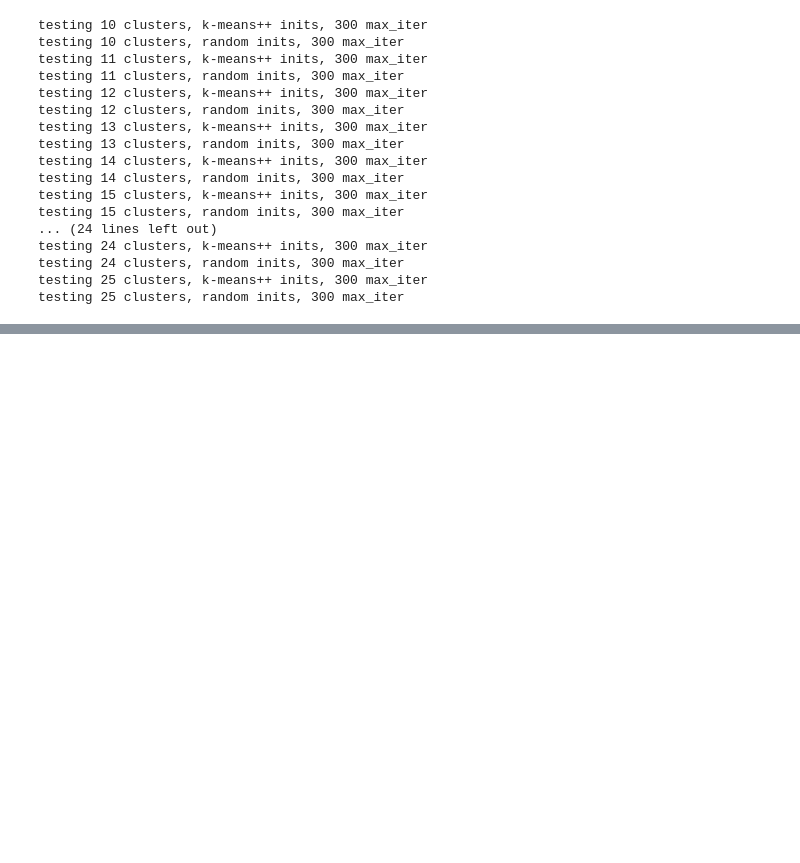
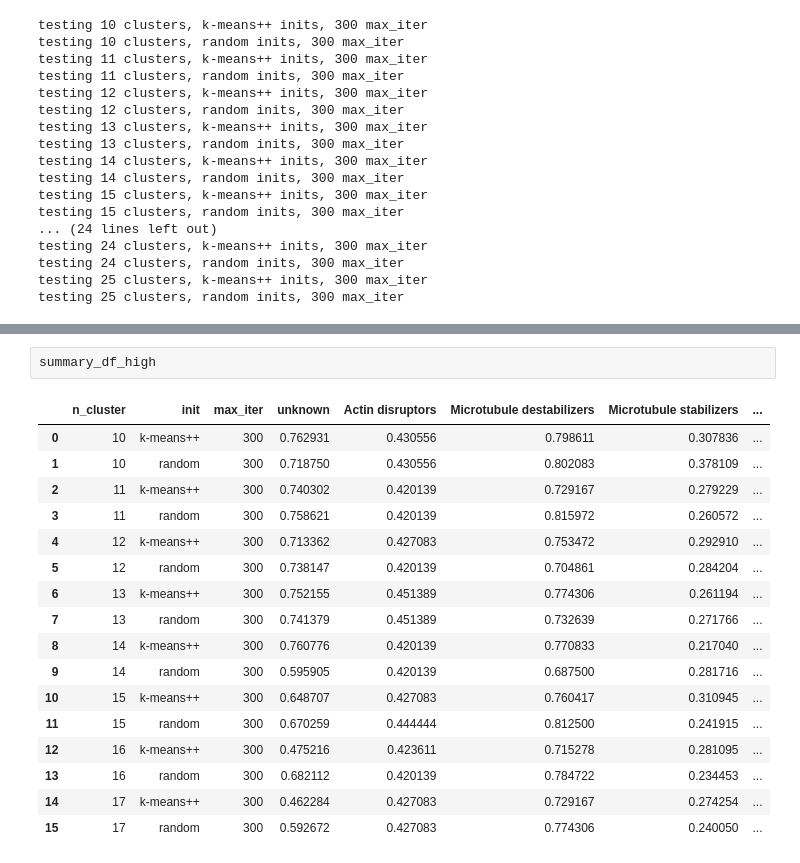
Before and after one commit to mattHG70/SIADS696_Milestone2, a Jupyter notebook: notebooks/compound_DMSO_distance.ipynb, the cells around one changed output, grey strips where cells are left out. Cells and saved outputs as stored; diff of their text form; blank space fills up the shorter version.

```diff
--- a/notebooks/compound_DMSO_distance.ipynb
+++ b/notebooks/compound_DMSO_distance.ipynb
@@ -345,0 +337,20 @@ summary_df_high_moderate
+# %%
+summary_df_high
+# %% [output]
+|  | n_cluster | init | max_iter | unknown | Actin disruptors | Microtubule destabilizers | Microtubule stabilizers | ... |
+| 0 | 10 | k-means++ | 300 | 0.762931 | 0.430556 | 0.798611 | 0.307836 | ... |
+| 1 | 10 | random | 300 | 0.718750 | 0.430556 | 0.802083 | 0.378109 | ... |
+| 2 | 11 | k-means++ | 300 | 0.740302 | 0.420139 | 0.729167 | 0.279229 | ... |
+| 3 | 11 | random | 300 | 0.758621 | 0.420139 | 0.815972 | 0.260572 | ... |
+| 4 | 12 | k-means++ | 300 | 0.713362 | 0.427083 | 0.753472 | 0.292910 | ... |
+| 5 | 12 | random | 300 | 0.738147 | 0.420139 | 0.704861 | 0.284204 | ... |
+| 6 | 13 | k-means++ | 300 | 0.752155 | 0.451389 | 0.774306 | 0.261194 | ... |
+| 7 | 13 | random | 300 | 0.741379 | 0.451389 | 0.732639 | 0.271766 | ... |
+| 8 | 14 | k-means++ | 300 | 0.760776 | 0.420139 | 0.770833 | 0.217040 | ... |
+| 9 | 14 | random | 300 | 0.595905 | 0.420139 | 0.687500 | 0.281716 | ... |
+| 10 | 15 | k-means++ | 300 | 0.648707 | 0.427083 | 0.760417 | 0.310945 | ... |
+| 11 | 15 | random | 300 | 0.670259 | 0.444444 | 0.812500 | 0.241915 | ... |
+| 12 | 16 | k-means++ | 300 | 0.475216 | 0.423611 | 0.715278 | 0.281095 | ... |
+| 13 | 16 | random | 300 | 0.682112 | 0.420139 | 0.784722 | 0.234453 | ... |
+| 14 | 17 | k-means++ | 300 | 0.462284 | 0.427083 | 0.729167 | 0.274254 | ... |
+| 15 | 17 | random | 300 | 0.592672 | 0.427083 | 0.774306 | 0.240050 | ... |
```
Also changed, not shown: parts of 17 cells of this notebook.
